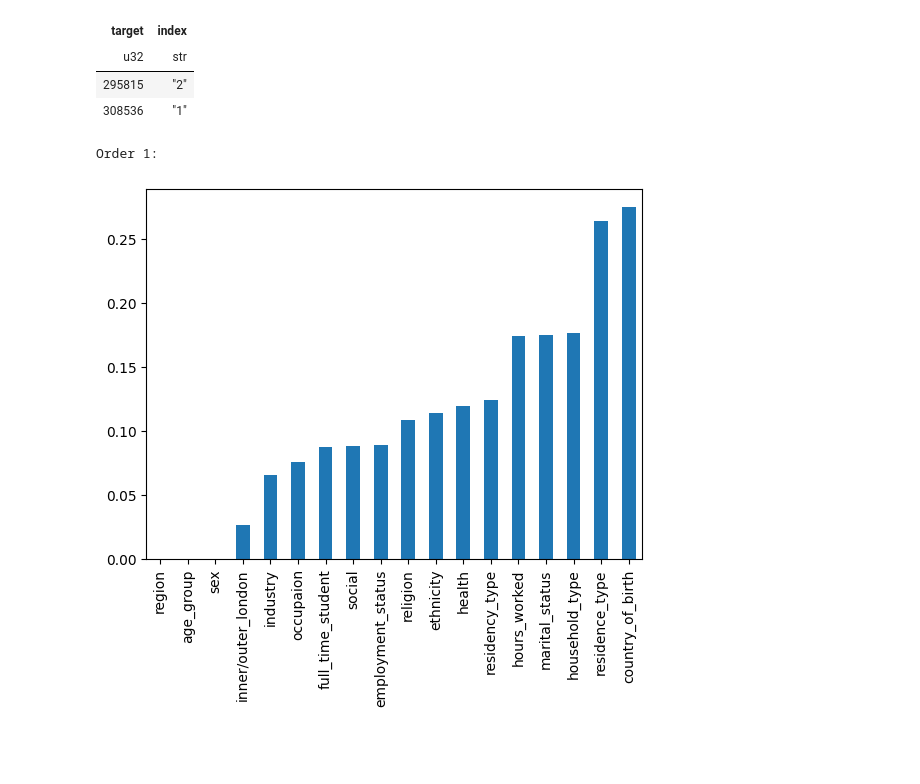
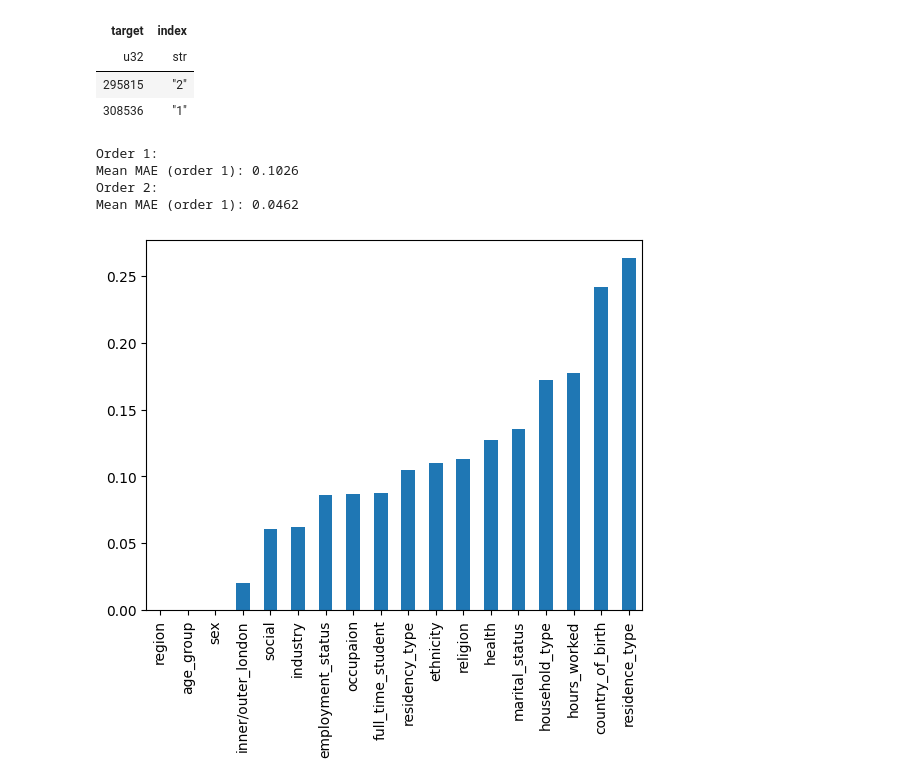
Before and after one commit to fredshone/mirror, a Jupyter notebook: demo.ipynb, the cells around one changed output. Cells and saved outputs as stored; diff of their text form; code cells hidden in the pictures; blank space fills up the shorter version.

```diff
--- a/demo.ipynb
+++ b/demo.ipynb
@@ -286,16 +294,41 @@ shape: (2, 2)
+# %%
+results = {}
+for order in [1, 2]:
+    print(f"Order {order}:")
+    maes = {}
+    cross_entropies = {}
+    for name, index, x, xhat in iter_joint_probs(
+        census, synthetic, order=order
+    ):
+        cross_entropy = calc_cross_entropy(x, xhat)
+        maes[name] = calc_mae(x, xhat)
+    results[order] = maes
+
+    mean_mae = sum(maes.values()) / len(maes)
+    print(f"Mean MAE (order 1): {mean_mae:.4f}")
+
+pd.Series(results[1]).sort_values().plot.bar()
+plt.show()
+# %% [output]
+Order 1:
+Mean MAE (order 1): 0.1026
+Order 2:
+Mean MAE (order 1): 0.0462
+[figure, added]
 # %%
 results = {}
-for order in range(1, 2):
-    print(f"Order {order}:")
+for order in range(1, 3):
+    print(f"calculating order {order}")
     maes = {}
-    for name, target, synthetic in compute_joint_frequencies(
+    for name, index, target, synthetic in compute_joint_frequencies(
         census, df, order=order
     ):
         join = join_probs(target, synthetic)
-        maes[name] = calc_mae(join)
+        maes[name] = calc_mnae(join)
     results[order] = maes
 
-    pd.Series(results[1]).sort_values().plot.bar()
+for order, res in results.items():
+    print(f"Order {order}: MAE mean = {pd.Series(res).mean():.4f}")
+    pd.Series(res).sort_values().plot.bar()
+    plt.show()
+    print(pd.Series(res).sort_values().tail(1))
-# %% [output]
-Order 1:
-[figure, removed]
```
Also changed, not shown: parts of 10 cells of this notebook, 6 other files.
